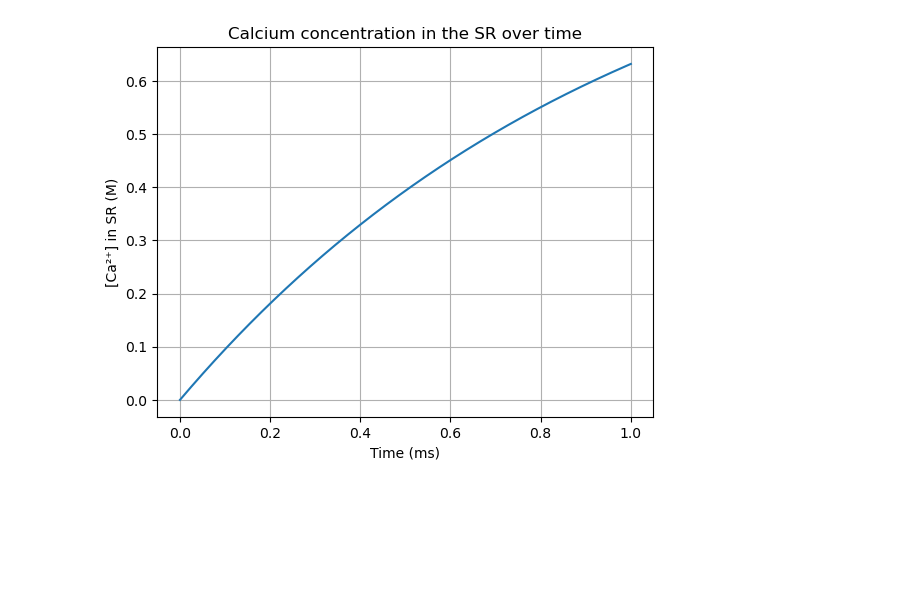
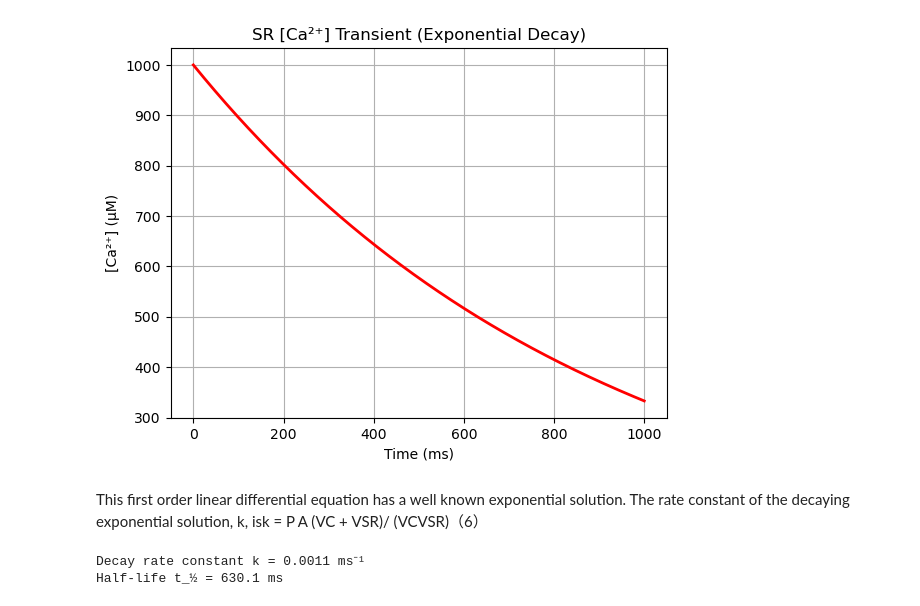
Before and after one commit to Lucas04-nhr/QP, a Jupyter notebook: doc/calcium_oscillation.ipynb, the cells around one changed output. Drawn from its saved outputs; the diff is of its cells as text; code cells hidden in the pictures; blank space fills up the shorter version.

```diff
--- a/doc/calcium_oscillation.ipynb
+++ b/doc/calcium_oscillation.ipynb
@@ -94,32 +94,60 @@ We can use `Python` to get the solution of the equation (5) with the initial con
 # %%
 import numpy as np
 import matplotlib.pyplot as plt
 from scipy.integrate import odeint
 
-# Model parameters
-P = 1.0e-3  # Permeability of the SR membrane (1/ms)
-A = 1.0e-6  # Area of the SR membrane (cm^2)
-V_SR = 1.0e-9  # Volume of the SR (cm^3)
-V_C = 1.0e-6  # Volume of the cytoplasm (cm^3)
-M = 1.0e-6  # Total calcium content (M)
-t = np.linspace(0, 1, 1000)  # Time vector (ms)
+# Model parameters (corrected units)
+P = 1.0e-3  # Permeability (μm/ms) to match time in ms
+A = 1000    # Membrane area (μm²)
+V_SR = 1000 # SR volume (μm³)
+V_C = 10000 # Cytoplasm volume (μm³)
+M = 1000    # Total calcium (μmol)
+t = np.linspace(0, 1000, 1000)  # Time (ms)
 
-# Define the differential equation
+# Corrected differential equation
 def dCaSR(CaSR, t, P, A, V_SR, V_C, M):
-    dCaSR_dt = (P * A / V_SR) * (M / V_C) - (P * A * (V_C + V_SR) * CaSR) / (V_C * V_SR)
+    term1 = (P * A * M) / (V_C * V_SR)  # Source term
+    term2 = (P * A * (V_C + V_SR) * CaSR) / (V_C * V_SR)  # Decay term
+    dCaSR_dt = term1 - term2
     return dCaSR_dt
 
-# Initial condition
-CaSR0 = 0.0
-# Solve the differential equation
+# Initial condition (μM)
+CaSR0 = 1000
+
+# Solve ODE
 CaSR = odeint(dCaSR, CaSR0, t, args=(P, A, V_SR, V_C, M))
 
-# Plot the results
-plt.plot(t, CaSR)
-plt.title('Calcium concentration in the SR over time')
+# Plot
+plt.plot(t, CaSR, 'r-', linewidth=2)
+plt.title('SR [Ca²⁺] Transient (Exponential Decay)')
 plt.xlabel('Time (ms)')
-plt.ylabel('[Ca²⁺] in SR (M)')
+plt.ylabel('[Ca²⁺] (μM)')
 plt.grid()
 plt.show()
 # %% [output]
-[figure, old version]
+[figure, new version]
+# %% [markdown]
+This first order linear differential equation has a well known exponential solution. The rate constant of the decaying exponential solution, k, isk = P A (VC + VSR)/ (VCVSR)（6）
+# %%
+import numpy as np
+import matplotlib.pyplot as plt
+from scipy.integrate import odeint
+
+# Model parameters (corrected units)
+P = 1.0e-3  # Permeability (μm/ms) to match time in ms
+A = 1000    # Membrane area (μm²)
+V_SR = 1000 # SR volume (μm³)
+V_C = 10000 # Cytoplasm volume (μm³)
+M = 1000    # Total calcium (μmol)
+t = np.linspace(0, 1000, 1000)  # Time (ms)
+
+# Calculate k
+k = (P * A * (V_C + V_SR)) / (V_C * V_SR)
+print(f"Decay rate constant k = {k:.4f} ms⁻¹")
+
+# Half-life
+t_half = np.log(2) / k
+print(f"Half-life t_½ = {t_half:.1f} ms")
+# %% [output]
+Decay rate constant k = 0.0011 ms⁻¹
+Half-life t_½ = 630.1 ms
```
Also changed, not shown: parts of 43 cells of this notebook, 1 other file.
